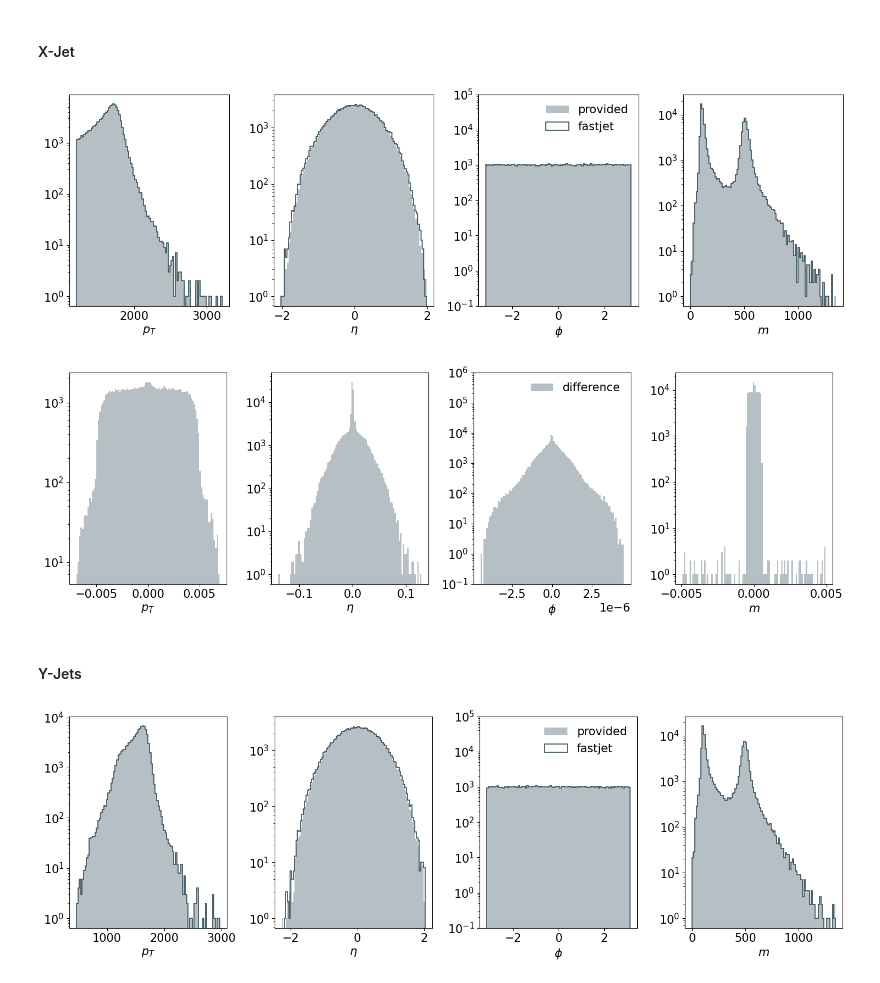
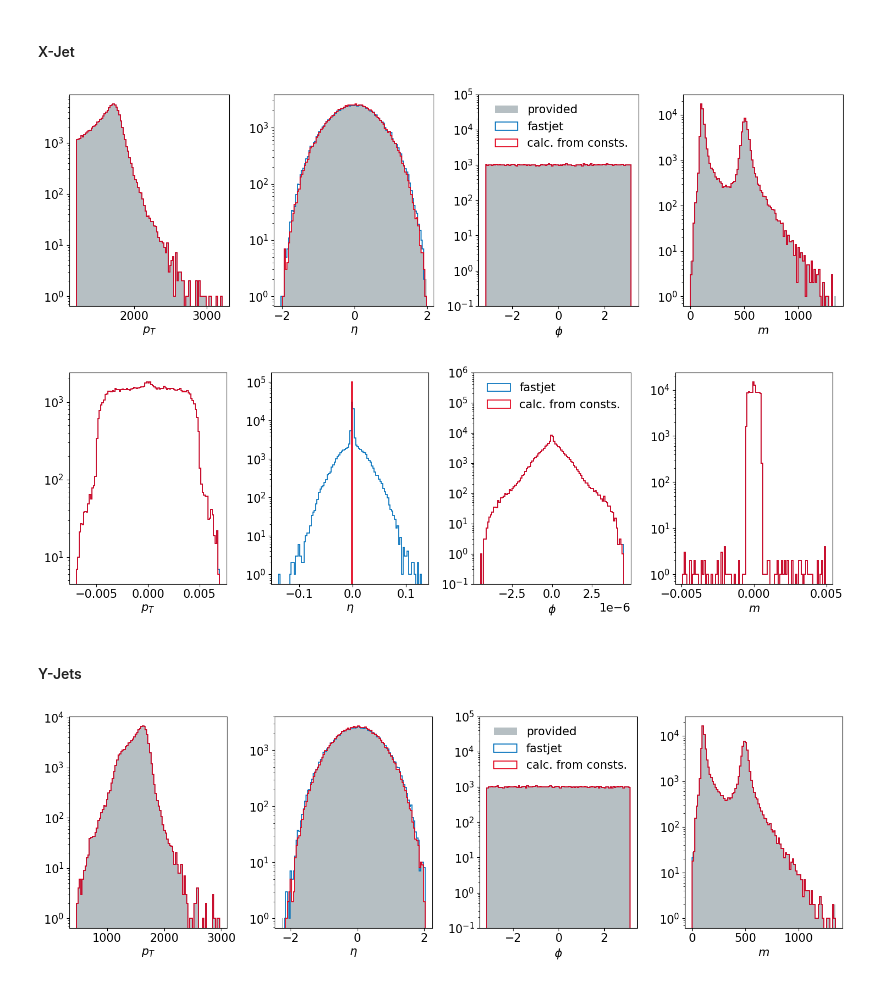
Before and after one commit to ewencedr/FastJet-LHCO, a Jupyter notebook: fastjet_example.ipynb, the cells around one changed output. Cells and saved outputs as stored; diff of their text form; code cells hidden in the pictures.

```diff
--- a/fastjet_example.ipynb
+++ b/fastjet_example.ipynb
@@ -352,9 +367,15 @@ plt.show()
 # %%
 diff_background_x = feats_x_background - jets_x_background
+diff_background_x_calc = feats_x_background - jets_x_background_calc
 fig, axs = plt.subplots(1, 4, figsize=(15, 5))
 for index,ax in enumerate(axs):
+    next(ax._get_lines.prop_cycler)
+    next(ax._get_lines.prop_cycler)
     hist1 = ax.hist(
-        diff_background_x[:, index], bins=100, label="difference"
+        diff_background_x[:, index], bins=100, label="fastjet", histtype="step"
+    )
+    ax.hist(
+        diff_background_x_calc[:, index], bins=hist1[1], label="calc. from consts.", histtype="step"
     )
     ax.set_xlabel(f"{label_map[str(index)]}")
     ax.set_yscale("log")
@@ -373,8 +394,10 @@ for index,ax in enumerate(axs):
     hist1 = ax.hist(
         feats_y_background[:, index], bins=100, label="provided"
     )
+    next(ax._get_lines.prop_cycler)
     ax.set_xlabel(f"{label_map[str(index)]}")
     ax.hist(jets_y_background[:,index],bins=hist1[1], histtype='step', label="fastjet")
+    ax.hist(jets_y_background_calc[:,index],bins=hist1[1], histtype='step', label="calc. from consts.")
     ax.set_yscale("log")
     if index == 2:
         ax.legend(frameon=False)
@@ -386,9 +409,15 @@ plt.show()
 # %%
 diff_background_y = feats_y_background - jets_y_background
+diff_background_y_calc = feats_y_background - jets_y_background_calc
 fig, axs = plt.subplots(1, 4, figsize=(15, 5))
 for index,ax in enumerate(axs):
+    next(ax._get_lines.prop_cycler)
+    next(ax._get_lines.prop_cycler)
     hist1 = ax.hist(
-        diff_background_y[:, index], bins=100, label="difference"
+        diff_background_y[:, index], bins=100, label="fastjet", histtype="step"
+    )
+    ax.hist(
+        diff_background_y_calc[:, index], bins=hist1[1], label="calc. from consts.", histtype="step"
     )
     ax.set_xlabel(f"{label_map[str(index)]}")
     ax.set_yscale("log")
@@ -409,8 +438,10 @@ for index,ax in enumerate(axs):
     hist1 = ax.hist(
         feats_x_signal[:, index], bins=100, label="provided"
     )
+    next(ax._get_lines.prop_cycler)
     ax.set_xlabel(f"{label_map[str(index)]}")
     ax.hist(jets_x_signal[:,index],bins=hist1[1], histtype='step', label="fastjet")
+    ax.hist(jets_x_signal_calc[:,index],bins=hist1[1], histtype='step', label="calc. from consts.")
     ax.set_yscale("log")
     if index == 2:
         ax.legend(frameon=False)
@@ -418,23 +449,29 @@ for index,ax in enumerate(axs):
 plt.tight_layout()
 plt.show()
 # %% [output]
-[figure, old version]
+[figure, new version]
 # %%
 diff_signal_x = feats_x_signal - jets_x_signal
+diff_signal_x_calc = feats_x_signal - jets_x_signal_calc
 fig, axs = plt.subplots(1, 4, figsize=(15, 5))
 for index,ax in enumerate(axs):
+    next(ax._get_lines.prop_cycler)
+    next(ax._get_lines.prop_cycler)
     hist1 = ax.hist(
-        diff_signal_x[:, index], bins=100, label="difference"
+        diff_signal_x[:, index], bins=100, label="fastjet", histtype="step"
+    )
+    ax.hist(
+        diff_signal_x_calc[:, index], bins=hist1[1], label="calc. from consts.", histtype="step"
     )
     ax.set_xlabel(f"{label_map[str(index)]}")
     ax.set_yscale("log")
     if index == 2:
         ax.legend(frameon=False)
         ax.set_ylim(1e-1, 1e6)
 plt.tight_layout()
 plt.show()
 # %% [output]
-[figure, old version]
+[figure, new version]
 # %% [markdown]
 #### Y-Jets
 # %%
@@ -443,8 +480,10 @@ for index,ax in enumerate(axs):
     hist1 = ax.hist(
         feats_y_signal[:, index], bins=100, label="provided"
     )
+    next(ax._get_lines.prop_cycler)
     ax.set_xlabel(f"{label_map[str(index)]}")
     ax.hist(jets_y_signal[:,index],bins=hist1[1], histtype='step', label="fastjet")
+    ax.hist(jets_y_signal_calc[:,index],bins=hist1[1], histtype='step', label="calc. from consts.")
     ax.set_yscale("log")
     if index == 2:
         ax.legend(frameon=False)
@@ -452,6 +491,6 @@ for index,ax in enumerate(axs):
 plt.tight_layout()
 plt.show()
 # %% [output]
-[figure, old version]
+[figure, new version]
 # %%
 diff_signal_y = feats_y_signal - jets_y_signal
```
Also changed, not shown: parts of 8 cells of this notebook.
